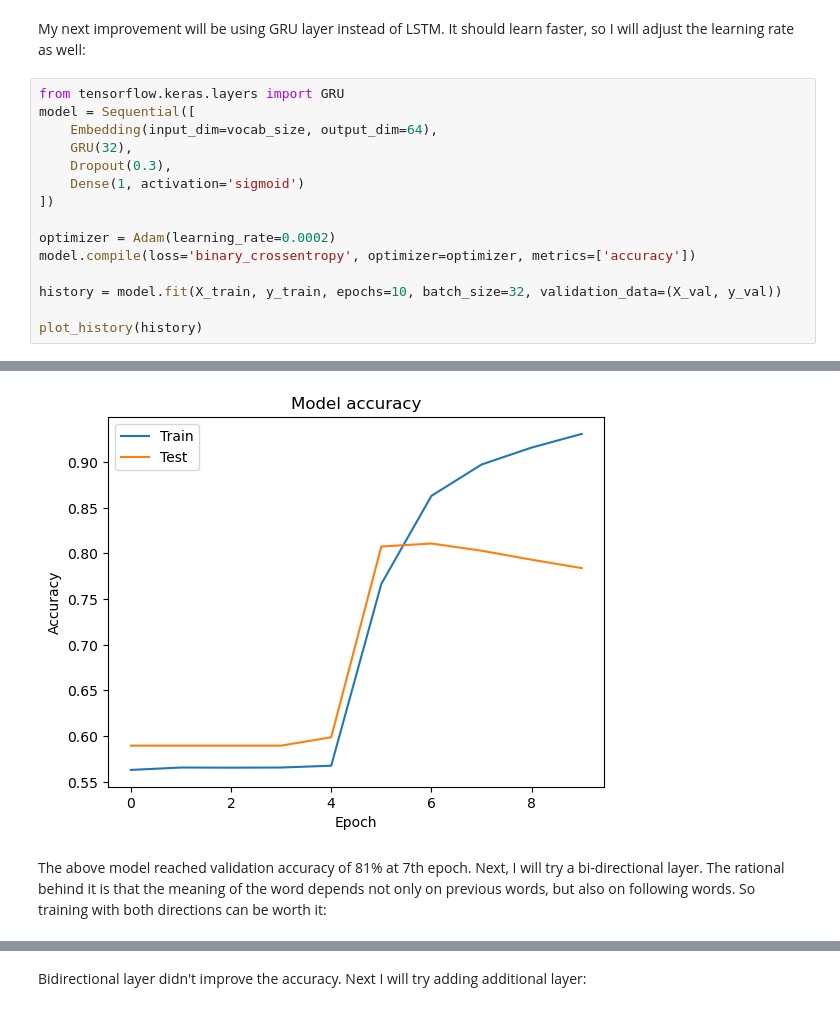
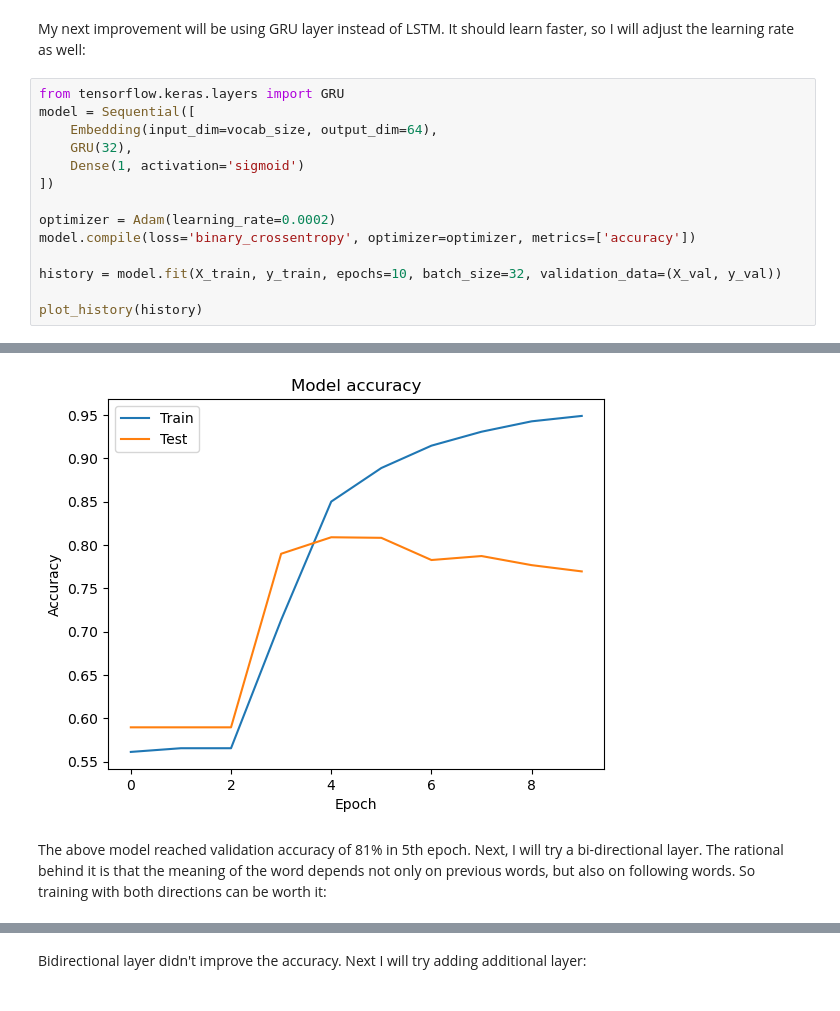
Before and after one commit to alexber2024/rnn, a Jupyter notebook: project.ipynb, the cells around one changed output, grey strips where cells are left out. Drawn from its saved outputs; the diff is of its cells as text.

```diff
--- a/project.ipynb
+++ b/project.ipynb
@@ -356,7 +354,6 @@ from tensorflow.keras.layers import GRU
 model = Sequential([
     Embedding(input_dim=vocab_size, output_dim=64),
     GRU(32),
-    Dropout(0.3),
     Dense(1, activation='sigmoid')
 ])
 
@@ -390,6 +387,6 @@ Epoch 10/10
-[figure, old version]
+[figure, new version]
 # %% [markdown]
-The above model reached validation accuracy of 81% at 7th epoch.
+The above model reached validation accuracy of 81% in 5th epoch.
 Next, I will try a bi-directional layer. The rational behind it is that the meaning of the word depends not only on previous words, but also on following words. So training with both directions can be worth it:
 # %%
 from tensorflow.keras.layers import Bidirectional
```
Also changed, not shown: parts of 21 cells of this notebook.
